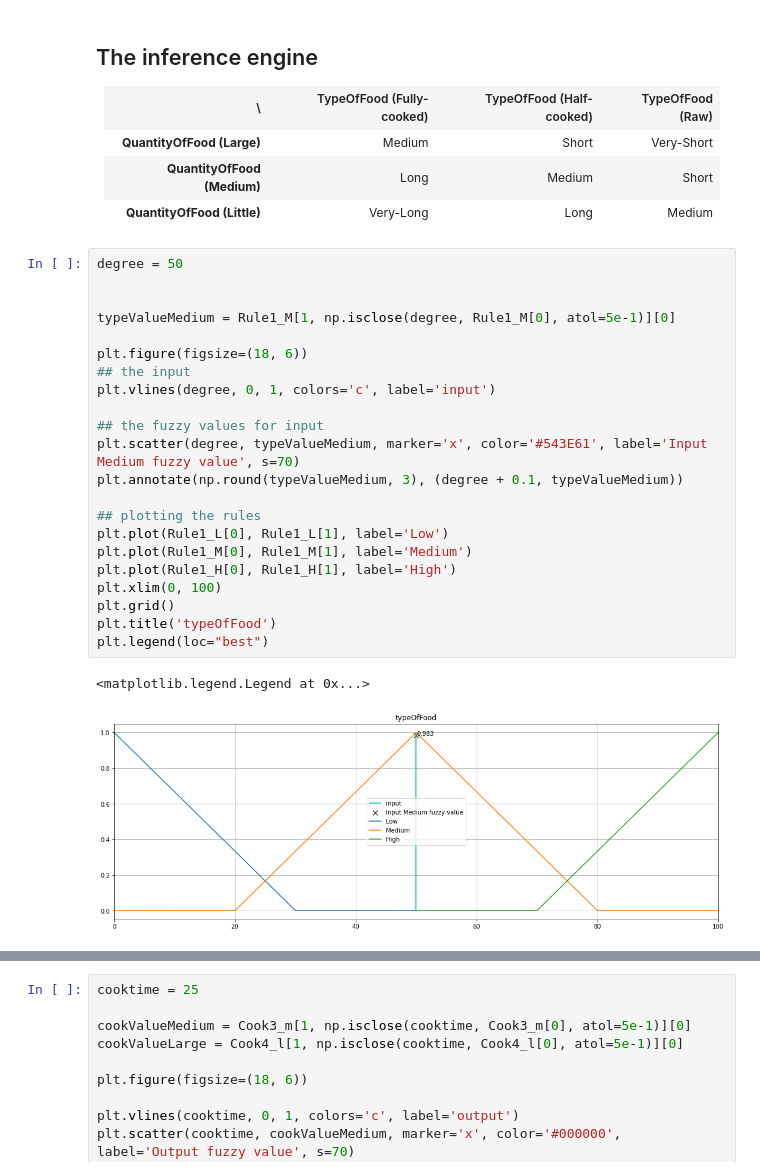
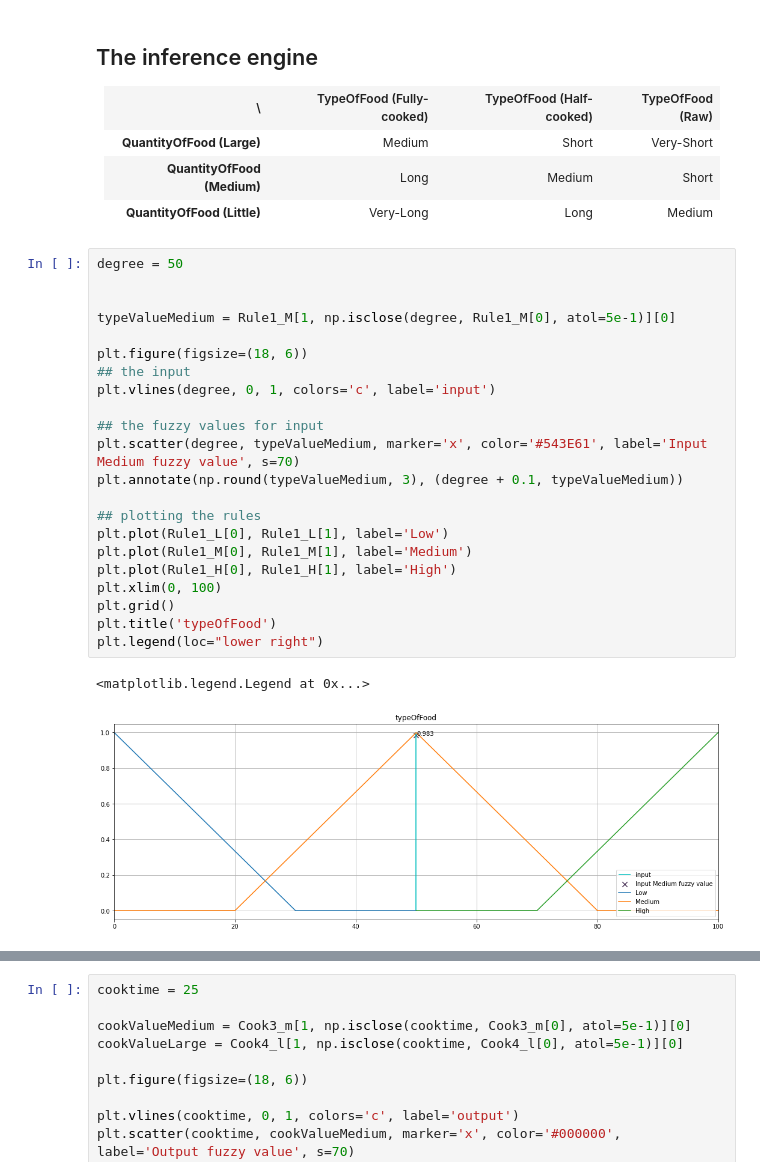
Before and after one commit to jacksonchen1998/2022-NYCU-Fuzzy-System, a Jupyter notebook: Micro-wave Fuzzy System.ipynb, the cells around one changed output, grey strips where cells are left out. Cells and saved outputs as stored; diff of their text form.

Commit message:
[UPDATE] legend

```diff
--- a/Micro-wave Fuzzy System.ipynb
+++ b/Micro-wave Fuzzy System.ipynb
@@ -295,28 +295,28 @@ plt.legend(loc="best")
 # %%
 degree = 50
 
 
 typeValueMedium = Rule1_M[1, np.isclose(degree, Rule1_M[0], atol=5e-1)][0]
 
 plt.figure(figsize=(18, 6))
 ## the input
 plt.vlines(degree, 0, 1, colors='c', label='input')
 
 ## the fuzzy values for input
 plt.scatter(degree, typeValueMedium, marker='x', color='#543E61', label='Input Medium fuzzy value', s=70)
 plt.annotate(np.round(typeValueMedium, 3), (degree + 0.1, typeValueMedium))
 
 ## plotting the rules
 plt.plot(Rule1_L[0], Rule1_L[1], label='Low')
 plt.plot(Rule1_M[0], Rule1_M[1], label='Medium')
 plt.plot(Rule1_H[0], Rule1_H[1], label='High')
 plt.xlim(0, 100)
 plt.grid()
 plt.title('typeOfFood')
-plt.legend(loc="best")
+plt.legend(loc="lower right")
 # %% [output]
 <matplotlib.legend.Legend at 0x...>
-[figure, old version]
+[figure, new version]
 # %%
 quantityValueMedium = Rule2_M[1, np.isclose(degree, Rule2_M[0], atol=5e-1)][0]
 
```
Also changed, not shown: parts of 1 cell of this notebook.
